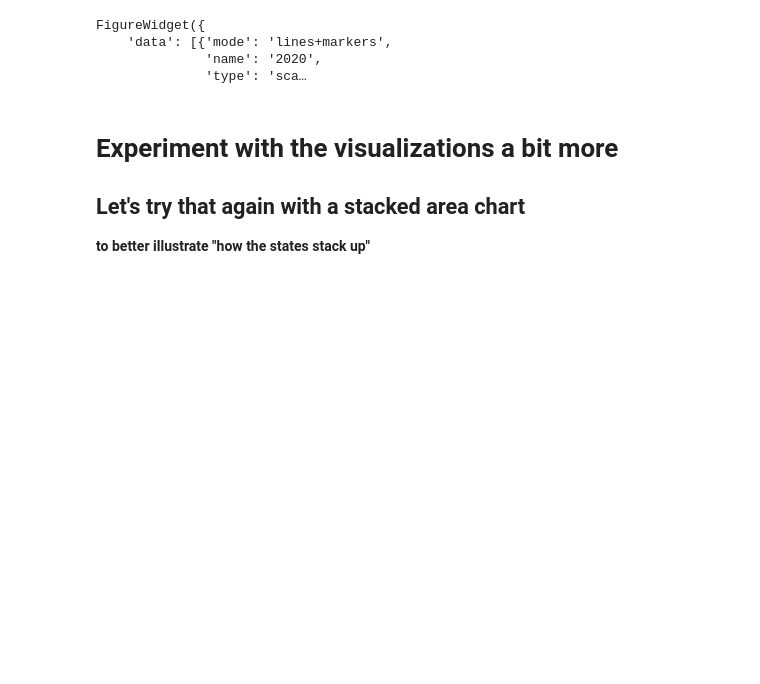
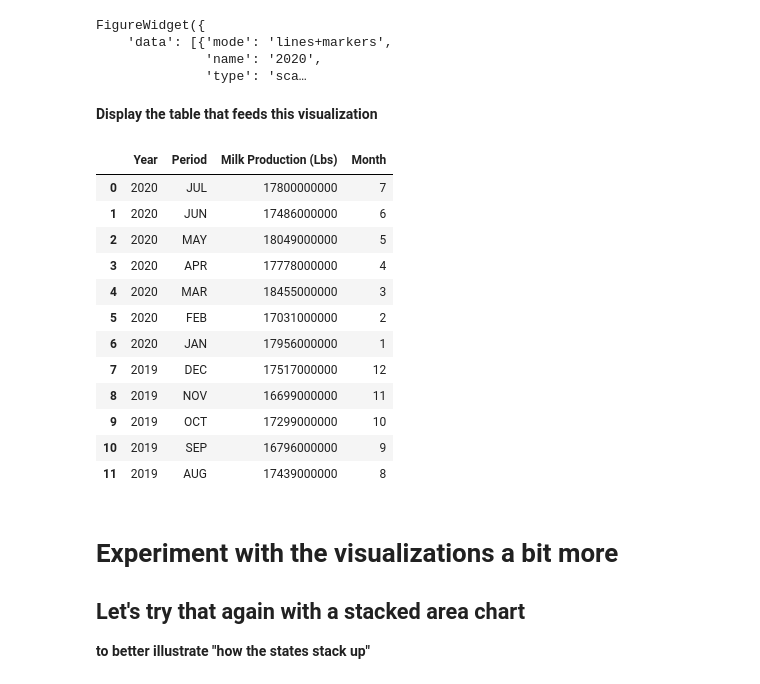
Before and after one commit to paulo-metrostar/NASS-MILK, a Jupyter notebook: enhance-milk-report-vis/1.0-get-data.ipynb, the cells around one changed output. Drawn from its saved outputs; the diff is of its cells as text; code cells hidden in the pictures; blank space fills up the shorter version.

```diff
--- a/enhance-milk-report-vis/1.0-get-data.ipynb
+++ b/enhance-milk-report-vis/1.0-get-data.ipynb
@@ -561,6 +561,24 @@ FigureWidget({
     'data': [{'mode': 'lines+markers',
               'name': '2020',
               'type': 'sca…
+# %% [markdown]
+**Display the table that feeds this visualization**
+# %%
+national_df.head(12)
+# %% [output]
+|  | Year | Period | Milk Production (Lbs) | Month |
+| 0 | 2020 | JUL | 17800000000 | 7 |
+| 1 | 2020 | JUN | 17486000000 | 6 |
+| 2 | 2020 | MAY | 18049000000 | 5 |
+| 3 | 2020 | APR | 17778000000 | 4 |
+| 4 | 2020 | MAR | 18455000000 | 3 |
+| 5 | 2020 | FEB | 17031000000 | 2 |
+| 6 | 2020 | JAN | 17956000000 | 1 |
+| 7 | 2019 | DEC | 17517000000 | 12 |
+| 8 | 2019 | NOV | 16699000000 | 11 |
+| 9 | 2019 | OCT | 17299000000 | 10 |
+| 10 | 2019 | SEP | 16796000000 | 9 |
+| 11 | 2019 | AUG | 17439000000 | 8 |
 # %% [markdown]
 # Experiment with the visualizations a bit more
 ## Let's try that again with a stacked area chart
```
Also changed, not shown: parts of 7 cells of this notebook, 1 other file.
